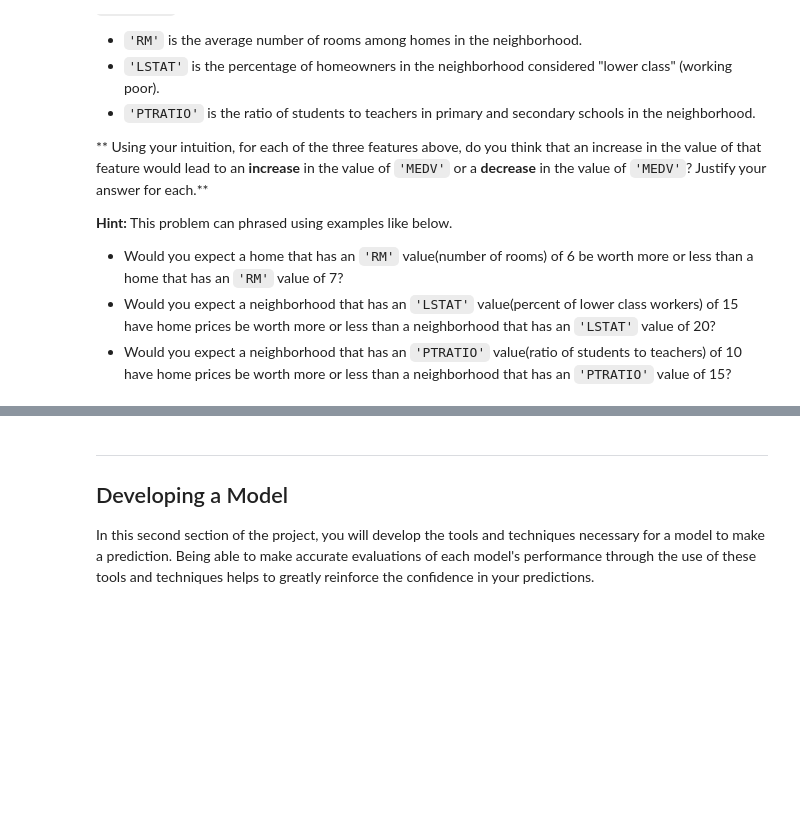
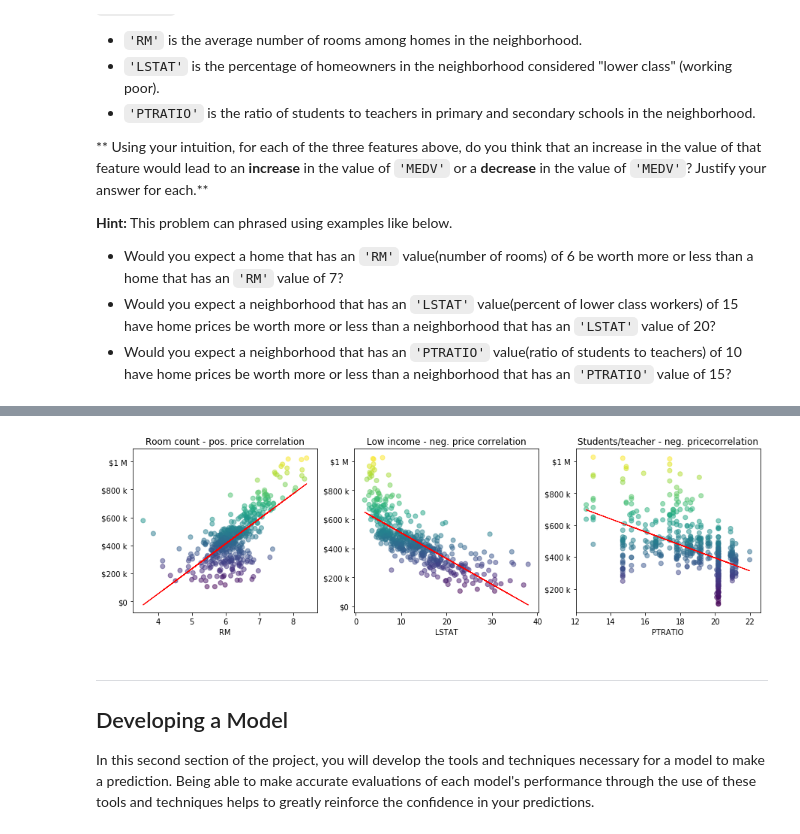
Before and after one commit to consideRatio/machine-learning, a Jupyter notebook: projects/boston_housing/boston_housing.ipynb, the cells around one changed output, grey strips where cells are left out. Saved outputs shown, nothing was run; the diff lists cells and outputs as text; code cells hidden in the pictures; blank space fills up the shorter version.

```diff
--- a/projects/boston_housing/boston_housing.ipynb
+++ b/projects/boston_housing/boston_housing.ipynb
@@ -173,3 +116,41 @@ plt.show()
+# %%
+from sklearn.linear_model import LinearRegression
+from matplotlib import pyplot as plt
+from matplotlib.ticker import FuncFormatter
+from matplotlib.ticker import EngFormatter
+
+# Plot setup
+fig = plt.figure()
+fig.set_size_inches(15,4)
+fig.subplots_adjust(hspace=.2, wspace=.2)
+titles = {
+    'RM': 'Room count - pos. price correlation',
+    'LSTAT': 'Low income - neg. price correlation',
+    'PTRATIO': 'Students/teacher - neg. pricecorrelation',
+}
+eng_formatter = EngFormatter()
+prices_formatter = FuncFormatter(lambda x, pos: '$'+eng_formatter(x, pos))
+
+reg = LinearRegression()
+for i, feat_name in enumerate(features, start=1):
+    # - data prep
+    feat_data = data[feat_name].values.reshape(-1,1)
+    reg.fit(feat_data, prices)
+    feat_data_pred = reg.predict(feat_data)
+    feat_fig = plt.subplot(1,3,i)
+
+    # - plotting
+    plt.plot(feat_data, feat_data_pred, color='red', linewidth=1)
+    plt.scatter(feat_data, prices, alpha=0.5, c=prices)
+
+    # - subplot setup
+    feat_fig.yaxis.set_major_formatter(prices_formatter)
+    plt.title(titles[feat_name])
+    plt.xlabel(feat_name)
+
+plt.show()
+# %% [output]
+[figure, added]
 # %% [markdown]
 ----
 
```
Also changed, not shown: parts of 13 cells of this notebook, 1 other file.
